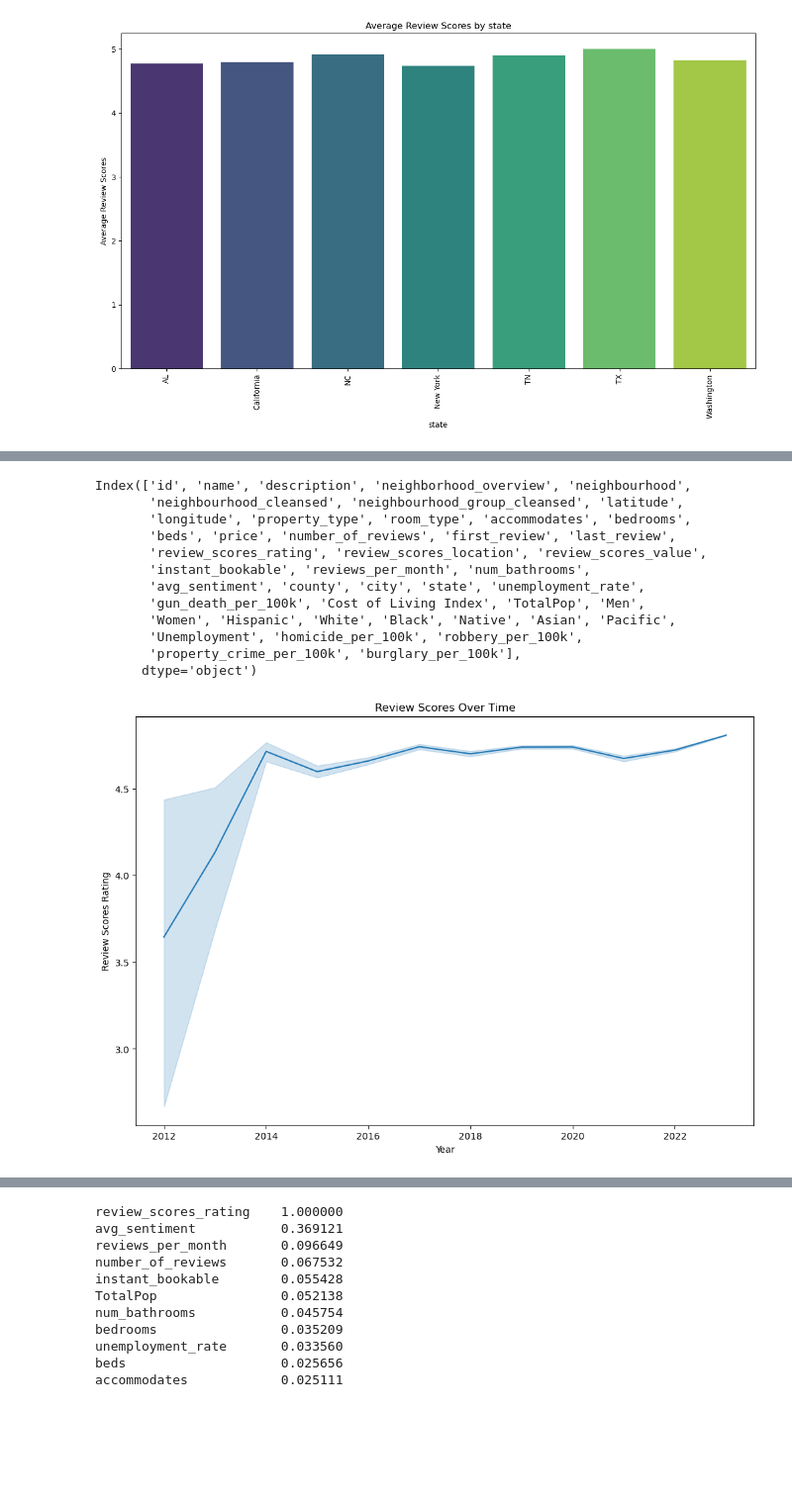
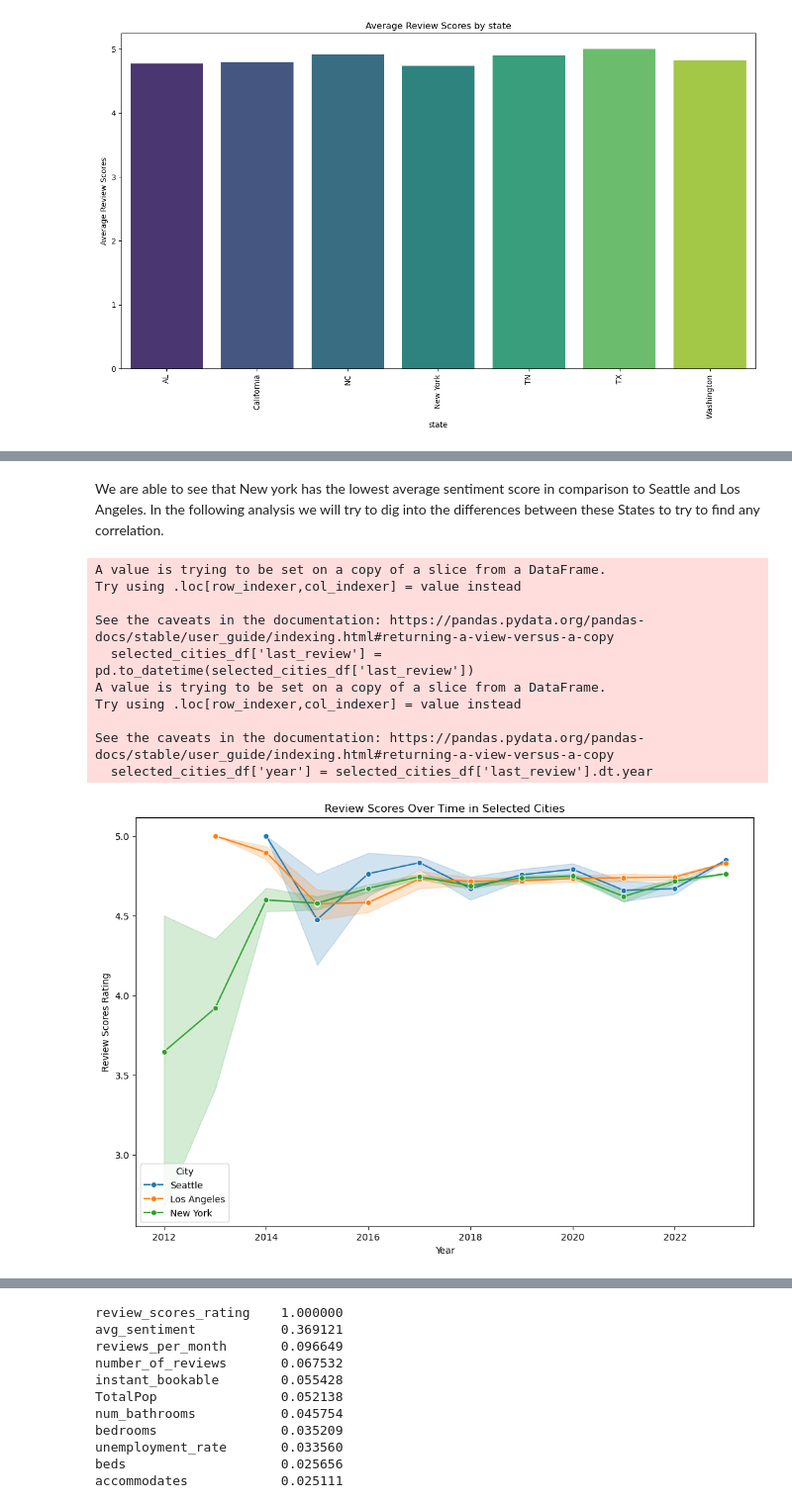
Before and after one commit to kflemming30/6505-Project, a Jupyter notebook: airbnb_data_exploration.ipynb, the cells around one changed output, grey strips where cells are left out. Shown at 99% size. Cells and saved outputs as stored; diff of their text form; code cells hidden in the pictures; blank space fills up the shorter version.

```diff
--- a/airbnb_data_exploration.ipynb
+++ b/airbnb_data_exploration.ipynb
@@ -1391,7 +1462,7 @@ Passing `palette` without assigning `hue` is deprecated and will be removed in v
 plt.figure(figsize=(15, 8))
 
 # Group by 'neighbourhood' and calculate the mean review scores
-selected_cities = ['Boston', 'Nashville', 'Seattle','Oakland','New York','Los Angeles','Chicago','Austin','New Orlenes']
+selected_cities = ['Seattle','New York','Los Angeles',]
 city_reviews = analysis_df[analysis_df['city'].isin(selected_cities)]
 city_reviews = city_reviews.groupby('city')['avg_sentiment'].mean().reset_index()
 
@@ -1410,31 +1481,33 @@ Passing `palette` without assigning `hue` is deprecated and will be removed in v
-# %%
-analysis_df.columns
-# %% [output]
-Index(['id', 'name', 'description', 'neighborhood_overview', 'neighbourhood',
-       'neighbourhood_cleansed', 'neighbourhood_group_cleansed', 'latitude',
-       'longitude', 'property_type', 'room_type', 'accommodates', 'bedrooms',
-       'beds', 'price', 'number_of_reviews', 'first_review', 'last_review',
-       'review_scores_rating', 'review_scores_location', 'review_scores_value',
-       'instant_bookable', 'reviews_per_month', 'num_bathrooms',
-       'avg_sentiment', 'county', 'city', 'state', 'unemployment_rate',
-       'gun_death_per_100k', 'Cost of Living Index', 'TotalPop', 'Men',
-       'Women', 'Hispanic', 'White', 'Black', 'Native', 'Asian', 'Pacific',
-       'Unemployment', 'homicide_per_100k', 'robbery_per_100k',
-       'property_crime_per_100k', 'burglary_per_100k'],
-      dtype='object')
+# %% [markdown]
+We are able to see that New york has the lowest average sentiment score in comparison to Seattle and Los Angeles. In the following analysis we will try to dig into the differences between these States to try to find any correlation.
 # %%
 
-analysis_df['last_review'] = pd.to_datetime(analysis_df['last_review'])
-analysis_df['year'] = analysis_df['last_review'].dt.year
+selected_cities_df = analysis_df[analysis_df['city'].isin(selected_cities)]
 
+# Convert 'last_review' to datetime and create a 'year' column
+selected_cities_df['last_review'] = pd.to_datetime(selected_cities_df['last_review'])
+selected_cities_df['year'] = selected_cities_df['last_review'].dt.year
+
+# Plot review scores over time for selected cities
 plt.figure(figsize=(12, 8))
-sns.lineplot(x='year', y='review_scores_rating', data=analysis_df)
-plt.title('Review Scores Over Time')
+sns.lineplot(x='year', y='review_scores_rating', data=selected_cities_df, hue='city', marker='o')
+plt.title('Review Scores Over Time in Selected Cities')
 plt.xlabel('Year')
 plt.ylabel('Review Scores Rating')
+plt.legend(title='City')
 plt.show()
 # %% [output]
+A value is trying to be set on a copy of a slice from a DataFrame.
+Try using .loc[row_indexer,col_indexer] = value instead
+
+See the caveats in the documentation: https://pandas.pydata.org/pandas-docs/stable/user_guide/indexing.html#returning-a-view-versus-a-copy
+  selected_cities_df['last_review'] = pd.to_datetime(selected_cities_df['last_review'])
+A value is trying to be set on a copy of a slice from a DataFrame.
+Try using .loc[row_indexer,col_indexer] = value instead
+
+See the caveats in the documentation: https://pandas.pydata.org/pandas-docs/stable/user_guide/indexing.html#returning-a-view-versus-a-copy
+  selected_cities_df['year'] = selected_cities_df['last_review'].dt.year
-[figure, old version]
+[figure, new version]
 # %%
 
 # Convert 'first_review' to datetime if it's not already
```
Also changed, not shown: parts of 20 cells of this notebook.
